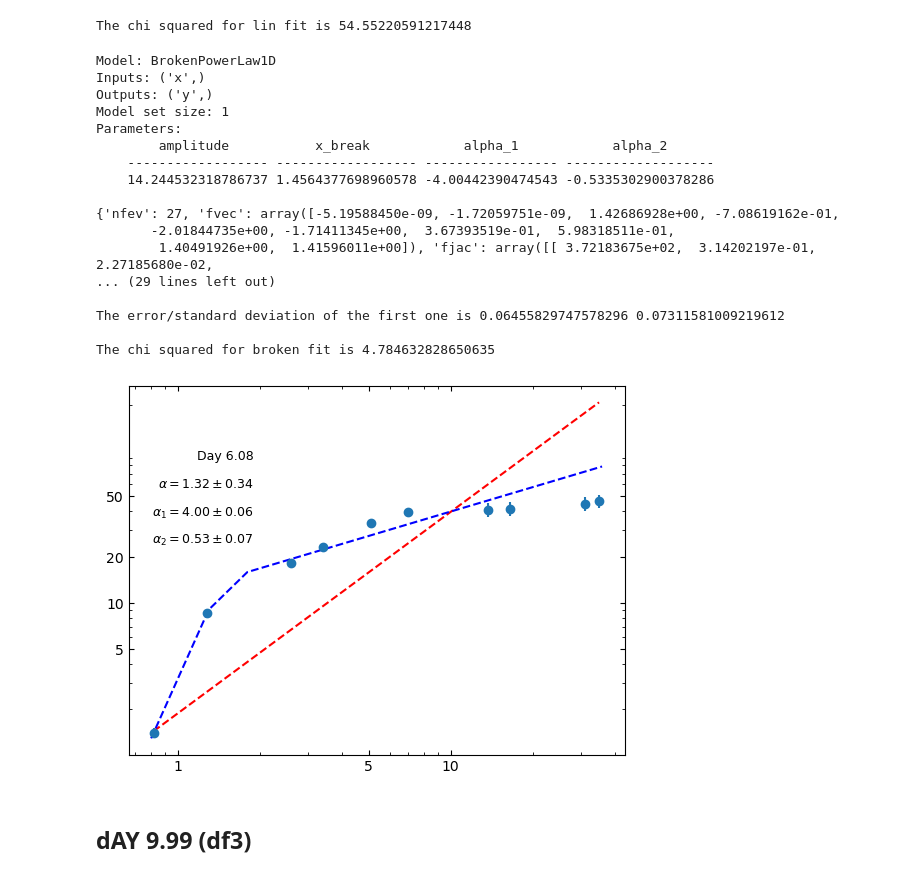
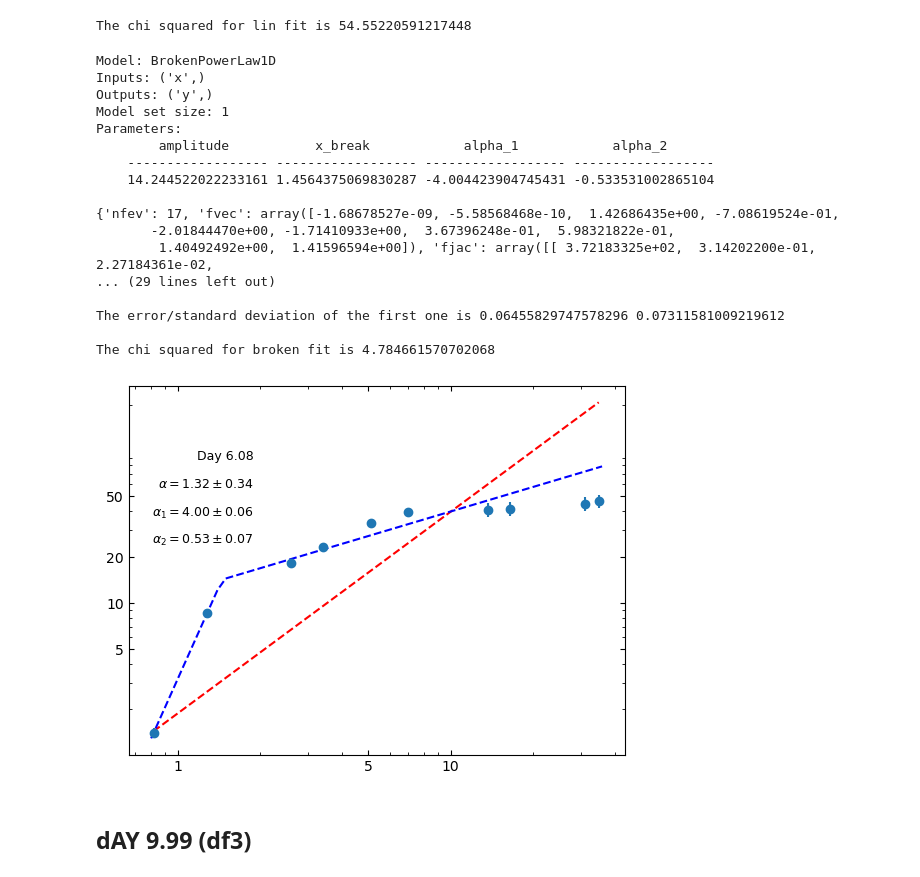
Before and after one commit to Wilhelm005/Research-Code, a Jupyter notebook: RS Oph Spectral Index.ipynb, the cells around one changed output. Saved outputs shown, nothing was run; the diff lists cells and outputs as text; code cells hidden in the pictures.

```diff
--- a/RS Oph Spectral Index.ipynb
+++ b/RS Oph Spectral Index.ipynb
@@ -1036,7 +1036,7 @@ The chi squared for lin fit is 54.55220591217448
 #Going through a range of x values (the point where the line breaks)
 #And different alpha 1 and alpha 2 values (the alpha values on either side of that break)
 
-x_val = np.arange(1.1,40,0.5)   #Going through a range of freq values from 0.1 to 40
+x_val = np.arange(0.1,40,0.5)   #Going through a range of freq values from 0.1 to 40
                                 #because thats what my data ranges from, may be different for you
 
 a1 = np.arange(-1,0,0.2)
@@ -1047,12 +1047,12 @@ a2 = np.arange(0,1,0.2)
 BM2 = bpl_func(x_val, y2, yerr2, a1, a2)
 
 #BM3[43] worked for me and gives me a reasonable output in fitBPL
-BM2[50]
+BM2[36]
 
 #Apply error as weighting in the function
 
 weight2 = 1/ (np.power(yerr2,2))
-fw_BPL2 = fitBPL(BM2[50], x2, y2, weights=weight2)
+fw_BPL2 = fitBPL(BM2[46], x2, y2, weights=weight2)
 print(fw_BPL2)
 print("")
 print(fitBPL.fit_info)
@@ -1112,43 +1112,43 @@ Outputs: ('y',)
 Model set size: 1
 Parameters:
         amplitude           x_break            alpha_1            alpha_2
-    ------------------ ------------------ ----------------- -------------------
-    14.244532318786737 1.4564377698960578 -4.00442390474543 -0.5335302900378286
+    ------------------ ------------------ ------------------ ------------------
+    14.244522022233161 1.4564375069830287 -4.004423904745431 -0.533531002865104
 
-{'nfev': 27, 'fvec': array([-5.19588450e-09, -1.72059751e-09,  1.42686928e+00, -7.08619162e-01,
-       -2.01844735e+00, -1.71411345e+00,  3.67393519e-01,  5.98318511e-01,
-        1.40491926e+00,  1.41596011e+00]), 'fjac': array([[ 3.72183675e+02,  3.14202197e-01,  2.27185680e-02,
+{'nfev': 17, 'fvec': array([-1.68678527e-09, -5.58568468e-10,  1.42686435e+00, -7.08619524e-01,
+       -2.01844470e+00, -1.71410933e+00,  3.67396248e-01,  5.98321822e-01,
+        1.40492492e+00,  1.41596594e+00]), 'fjac': array([[ 3.72183325e+02,  3.14202200e-01,  2.27184361e-02,
 ... (29 lines left out)
 
 The error/standard deviation of the first one is 0.06455829747578296 0.07311581009219612
 
-The chi squared for broken fit is 4.784632828650635
+The chi squared for broken fit is 4.784661570702068
 # %%
 #plotting to check
-x_freq = np.arange(.8,36,0.5)
+x_freq = np.arange(.8,36,0.1)
 
 fig,ax = plt.subplots()
 mask = df2['Flux Density (mJy)'] > 3 * df2['Uncertainty (mJy)']  # apply detection threshold
 mask2 = df2['Flux Density (mJy)'] < 3 * df2['Uncertainty (mJy)']  # apply non-detection threshold
 if mask.any():  # proceed only if at least one detection
     ax.errorbar(df2['Freq (GHz)'][mask], df2['Flux Density (mJy)'][mask], yerr=yerr2, fmt='o')
     ax.scatter(df2['Freq (GHz)'][mask2], (df2['Flux Density (mJy)'][mask2] + 3*df2['Uncertainty (mJy)'][mask2]), marker='v')
     ax.set_xscale('log')
     ax.set_xticks([1, 5, 10, 50], labels=['1', '5', '10', '50'])
     ax.set_yscale('log')
     ax.set_yticks([1, 5, 10, 20, 50], labels=['1', '5', '10', '20', '50'])
     ax.annotate('Day 6.08', xy=(90, 220), xycoords='axes points', size=9, ha='right', va='top', bbox=dict(boxstyle='round', fc='w', ec="w"))
     ax.tick_params(axis='both', which='both', direction='in', top=True, right=True)
     ax.plot(df2['Freq (GHz)'][mask], fit_model_weights2(df2['Freq (GHz)'][mask]), 'r--')
     ax.annotate('${\u03B1 = 1.32 \\pm 0.34}$', xy=(90, 200), xycoords='axes points', size=9, ha='right', va='top', bbox=dict(boxstyle='round', fc='w', ec="w"))
 
     ax.plot(x_freq, fw_BPL2(x_freq), 'b--')
     ax.annotate('${\u03B1_1 = 4.00 \\pm 0.06}$', xy=(90, 180), xycoords='axes points', size=9, ha='right', va='top', bbox=dict(boxstyle='round', fc='w', ec="w"))
     ax.annotate('${\u03B1_2 = 0.53 \\pm 0.07}$', xy=(90, 160), xycoords='axes points', size=9, ha='right', va='top', bbox=dict(boxstyle='round', fc='w', ec="w"))
 
 plt.show();
 # %% [output]
-[figure, old version]
+[figure, new version]
 # %% [markdown]
 ## dAY 9.99 (df3)
 # %%
```
Also changed, not shown: parts of 13 cells of this notebook.
